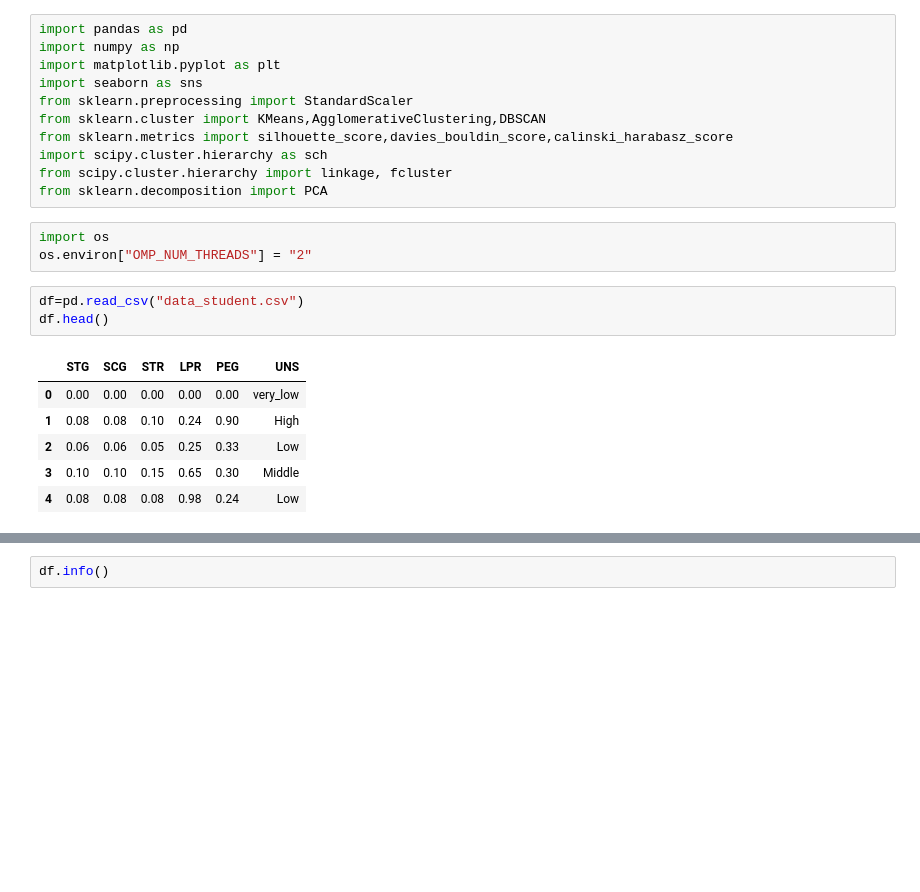
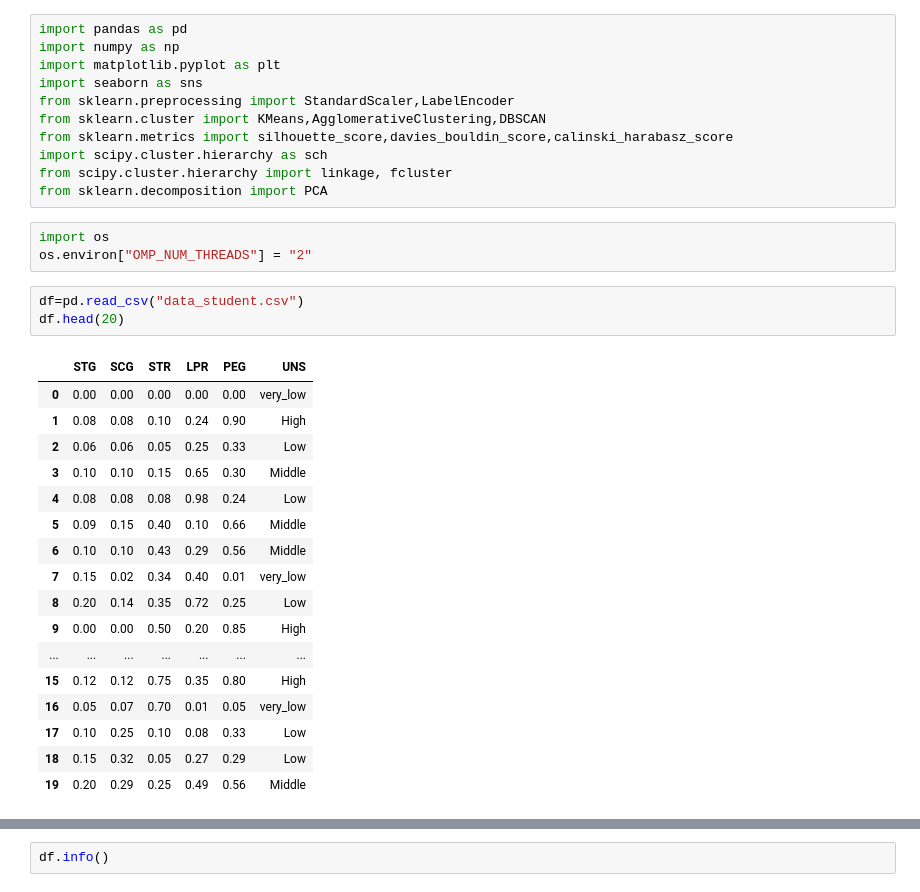
Before and after one commit to NithyaShriSK/unsupervised-Kmeans-DBscan-Task, a Jupyter notebook: cluster.ipynb, the cells around one changed output, grey strips where cells are left out. Cells and saved outputs as stored; diff of their text form; blank space fills up the shorter version.

```diff
--- a/cluster.ipynb
+++ b/cluster.ipynb
@@ -3,7 +3,7 @@ import pandas as pd
 import numpy as np
 import matplotlib.pyplot as plt
 import seaborn as sns
-from sklearn.preprocessing import StandardScaler
+from sklearn.preprocessing import StandardScaler,LabelEncoder
 from sklearn.cluster import KMeans,AgglomerativeClustering,DBSCAN
 from sklearn.metrics import silhouette_score,davies_bouldin_score,calinski_harabasz_score
 import scipy.cluster.hierarchy as sch
@@ -14,11 +14,22 @@ import os
 os.environ["OMP_NUM_THREADS"] = "2"
 # %%
 df=pd.read_csv("data_student.csv")
-df.head()
+df.head(20)
 # %% [output]
 |  | STG | SCG | STR | LPR | PEG | UNS |
 | 0 | 0.00 | 0.00 | 0.00 | 0.00 | 0.00 | very_low |
 | 1 | 0.08 | 0.08 | 0.10 | 0.24 | 0.90 | High |
 | 2 | 0.06 | 0.06 | 0.05 | 0.25 | 0.33 | Low |
 | 3 | 0.10 | 0.10 | 0.15 | 0.65 | 0.30 | Middle |
 | 4 | 0.08 | 0.08 | 0.08 | 0.98 | 0.24 | Low |
+| 5 | 0.09 | 0.15 | 0.40 | 0.10 | 0.66 | Middle |
+| 6 | 0.10 | 0.10 | 0.43 | 0.29 | 0.56 | Middle |
+| 7 | 0.15 | 0.02 | 0.34 | 0.40 | 0.01 | very_low |
+| 8 | 0.20 | 0.14 | 0.35 | 0.72 | 0.25 | Low |
+| 9 | 0.00 | 0.00 | 0.50 | 0.20 | 0.85 | High |
+| ... | ... | ... | ... | ... | ... | ... |
+| 15 | 0.12 | 0.12 | 0.75 | 0.35 | 0.80 | High |
+| 16 | 0.05 | 0.07 | 0.70 | 0.01 | 0.05 | very_low |
+| 17 | 0.10 | 0.25 | 0.10 | 0.08 | 0.33 | Low |
+| 18 | 0.15 | 0.32 | 0.05 | 0.27 | 0.29 | Low |
+| 19 | 0.20 | 0.29 | 0.25 | 0.49 | 0.56 | Middle |
```
Also changed, not shown: parts of 14 cells of this notebook, 1 other file.
